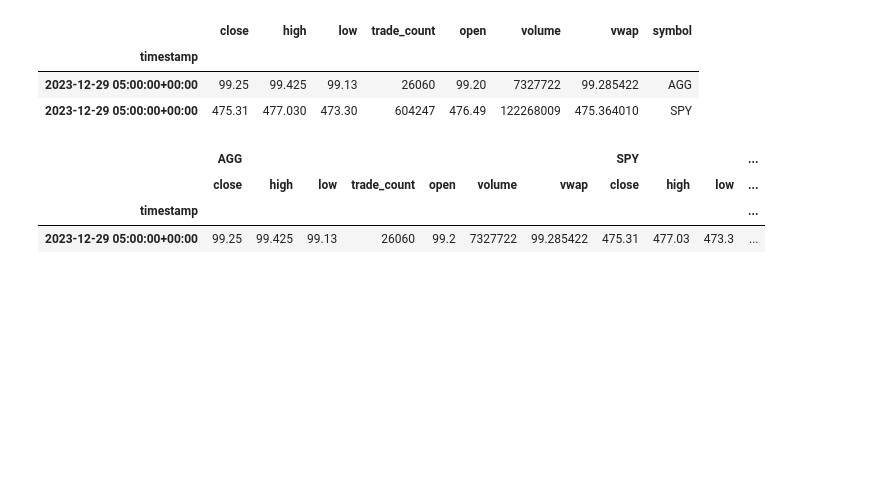
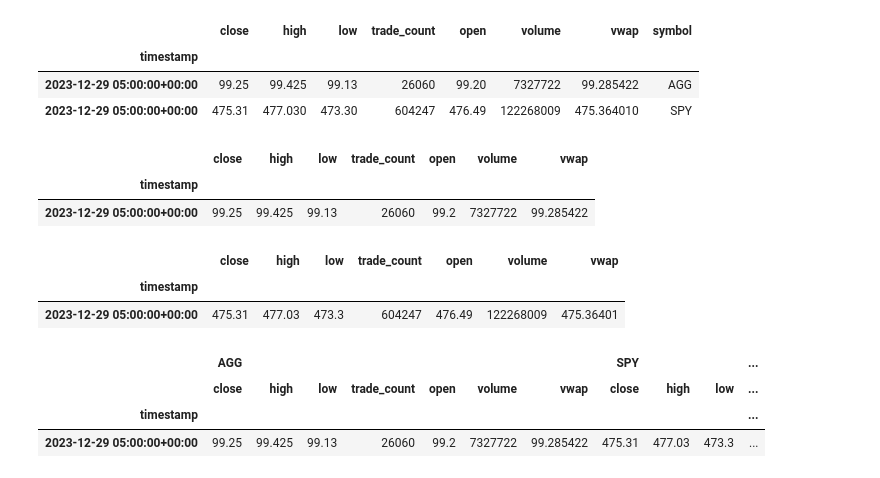
Before and after one commit to knieuwhof/Module-5-Challenge, a Jupyter notebook: financial-planner.ipynb, the cells around one changed output. Saved outputs shown, nothing was run; the diff lists cells and outputs as text; code cells hidden in the pictures; blank space fills up the shorter version.

```diff
--- a/financial-planner.ipynb
+++ b/financial-planner.ipynb
@@ -149,6 +149,18 @@ AGG = df_portfolio[df_portfolio['symbol'] == 'AGG']
 AGG = AGG.drop('symbol',axis=1)
 
 SPY = df_portfolio[df_portfolio['symbol'] == 'SPY'].drop('symbol',axis=1)
+# %%
+AGG
+# %% [output]
+|  | close | high | low | trade_count | open | volume | vwap |
+| timestamp |  |  |  |  |  |  |  |
+| 2023-12-29 05:00:00+00:00 | 99.25 | 99.425 | 99.13 | 26060 | 99.2 | 7327722 | 99.285422 |
+# %%
+SPY
+# %% [output]
+|  | close | high | low | trade_count | open | volume | vwap |
+| timestamp |  |  |  |  |  |  |  |
+| 2023-12-29 05:00:00+00:00 | 475.31 | 477.03 | 473.3 | 604247 | 476.49 | 122268009 | 475.36401 |
 # %%
 # Concatenate the ticker DataFrames
 
```
Also changed, not shown: parts of 7 cells of this notebook.
